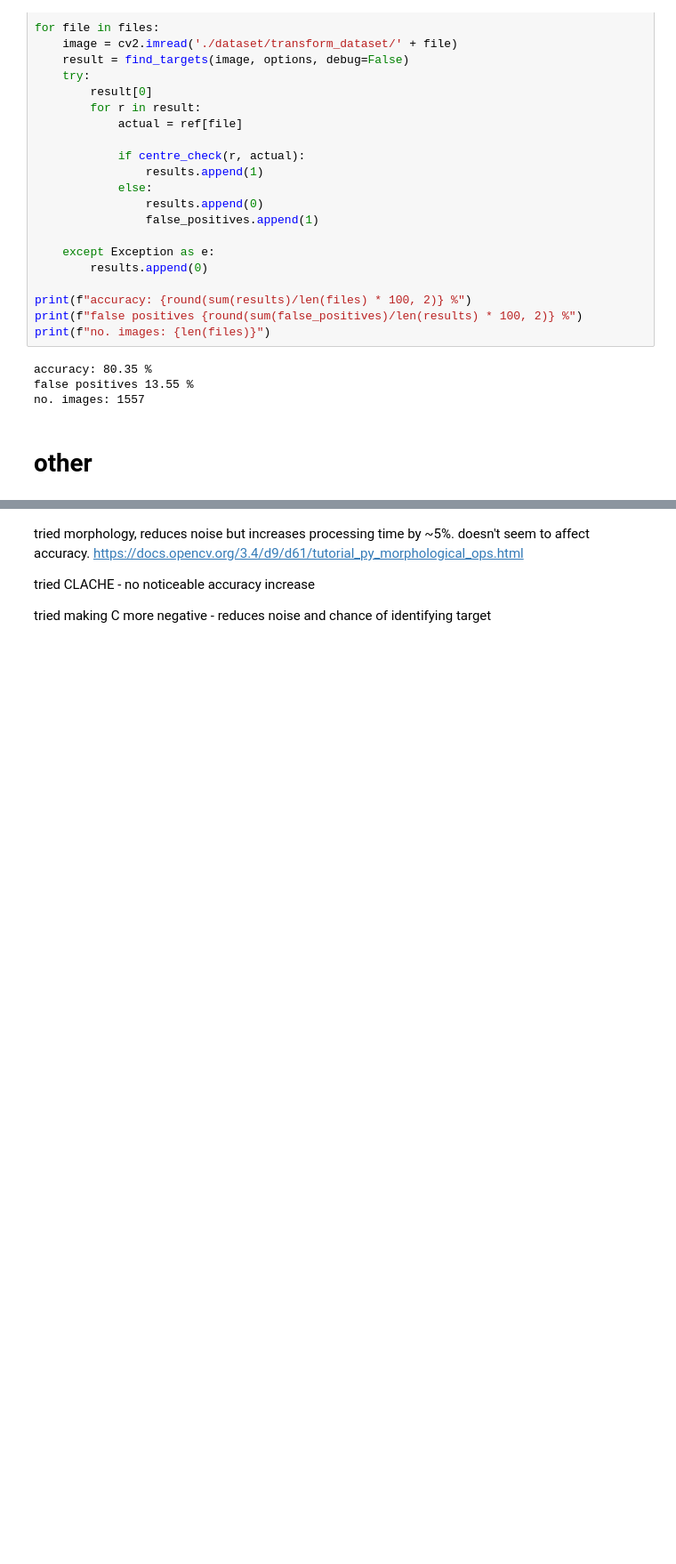
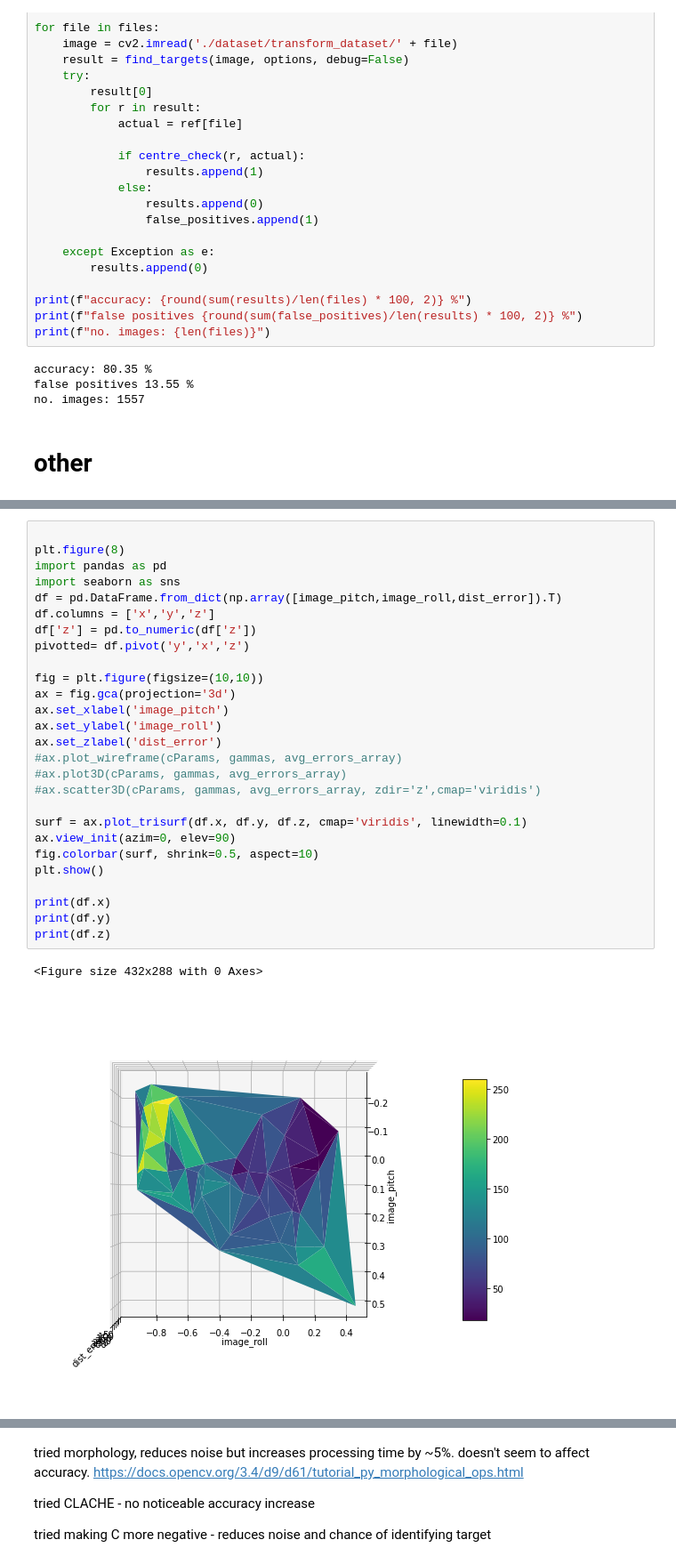
Before and after one commit to Team-Peryton/uas-theia, a Jupyter notebook: experiment.ipynb, the cells around one changed output, grey strips where cells are left out. Shown: that part at 89% size. Saved outputs shown, nothing was run; the diff lists cells and outputs as text; blank space fills up the shorter version.

```diff
--- a/experiment.ipynb
+++ b/experiment.ipynb
@@ -522,0 +523,30 @@ Text(0, 0.5, 'error (m)')
+# %%
+
+plt.figure(8)
+import pandas as pd
+import seaborn as sns
+df = pd.DataFrame.from_dict(np.array([image_pitch,image_roll,dist_error]).T)
+df.columns = ['x','y','z']
+df['z'] = pd.to_numeric(df['z'])
+pivotted= df.pivot('y','x','z')
+
+fig = plt.figure(figsize=(10,10))
+ax = fig.gca(projection='3d')
+ax.set_xlabel('image_pitch')
+ax.set_ylabel('image_roll')
+ax.set_zlabel('dist_error')
+#ax.plot_wireframe(cParams, gammas, avg_errors_array)
+#ax.plot3D(cParams, gammas, avg_errors_array)
+#ax.scatter3D(cParams, gammas, avg_errors_array, zdir='z',cmap='viridis')
+
+surf = ax.plot_trisurf(df.x, df.y, df.z, cmap='viridis', linewidth=0.1)
+ax.view_init(azim=0, elev=90)
+fig.colorbar(surf, shrink=0.5, aspect=10)
+plt.show()
+
+print(df.x)
+print(df.y)
+print(df.z)
+# %% [output]
+<Figure size 432x288 with 0 Axes>
+[figure, added]
```
Also changed, not shown: parts of 4 cells of this notebook, 2 other files.
